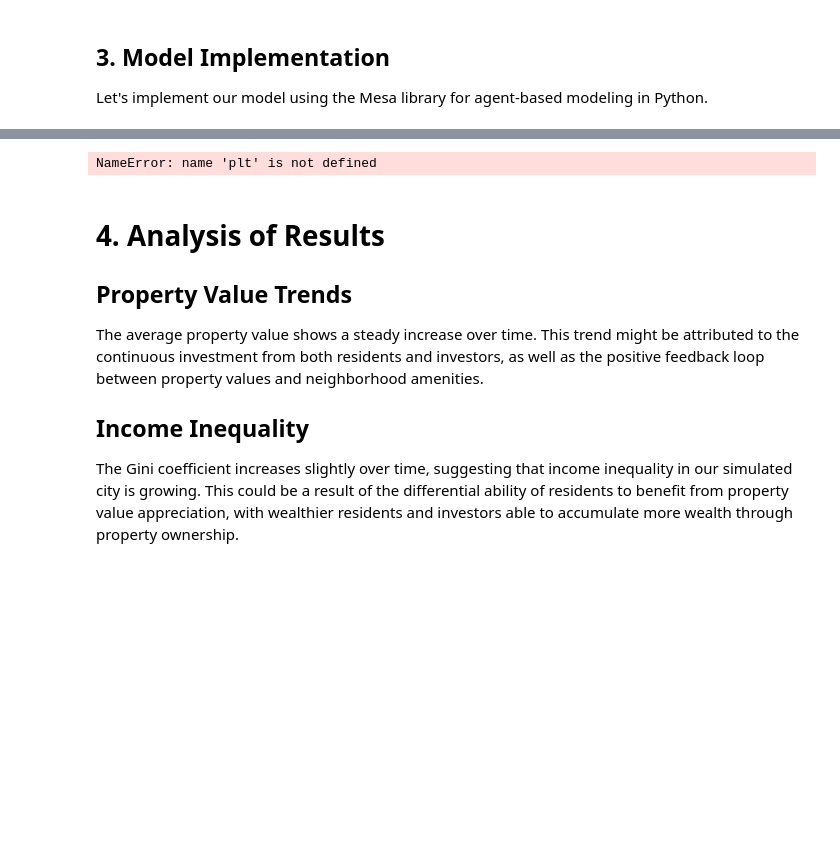
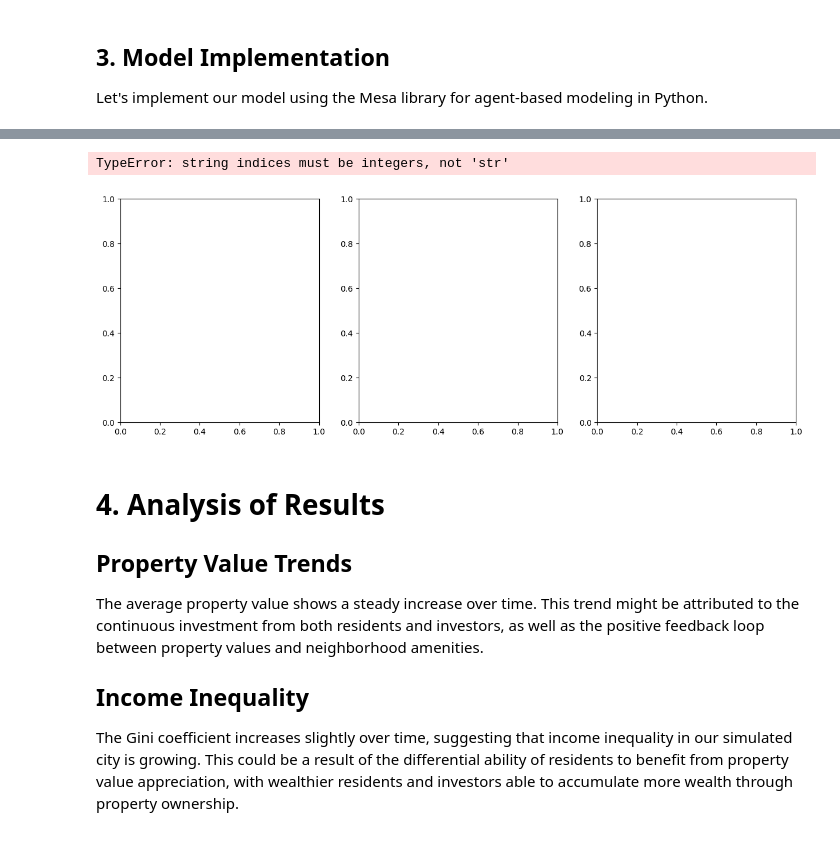
Before and after one commit to PrescottClub/AI-Enhanced-Housing-Market-Agent-Based-Model, a Jupyter notebook: CITS4403_doubleQin.ipynb, the cells around one changed output, grey strips where cells are left out. Drawn from its saved outputs; the diff is of its cells as text; code cells hidden in the pictures; blank space fills up the shorter version.

Commit message:
使用了 pandas 的数据操作方法来处理 DataFrame。它首先筛选出特定数量的居民，然后按投资者数量分组，并计算每个指标的平均值。

```diff
--- a/CITS4403_doubleQin.ipynb
+++ b/CITS4403_doubleQin.ipynb
@@ -418,21 +411,23 @@ NameError: name 'HousingMarketModel' is not defined
 # %%
 # Visualize parameter study results
 fig, axs = plt.subplots(1, 3, figsize=(15, 5))
 metrics = ["avg_property_value", "gini_coefficient", "neighborhood_diversity"]
 titles = ["Average Property Value", "Gini Coefficient", "Neighborhood Diversity"]
 
 for i, (metric, title) in enumerate(zip(metrics, titles)):
     for num_residents in param_ranges["num_residents"]:
-        data = [r[metric] for r in study_results if r["num_residents"] == num_residents]
-        axs[i].plot(param_ranges["num_investors"], data, label=f"{num_residents} residents")
+        data = study_results[study_results["num_residents"] == num_residents].groupby("num_investors")[metric].mean()
+        axs[i].plot(data.index, data.values, label=f"{num_residents} residents")
     axs[i].set_title(title)
     axs[i].set_xlabel("Number of Investors")
+    axs[i].set_ylabel(title)
     axs[i].legend()
 
 plt.tight_layout()
 plt.show()
 # %% [output]
-NameError: name 'plt' is not defined
+TypeError: string indices must be integers, not 'str'
+[figure, added]
 # %% [markdown]
 # 4. Analysis of Results
 
```
Also changed, not shown: parts of 5 cells of this notebook.
